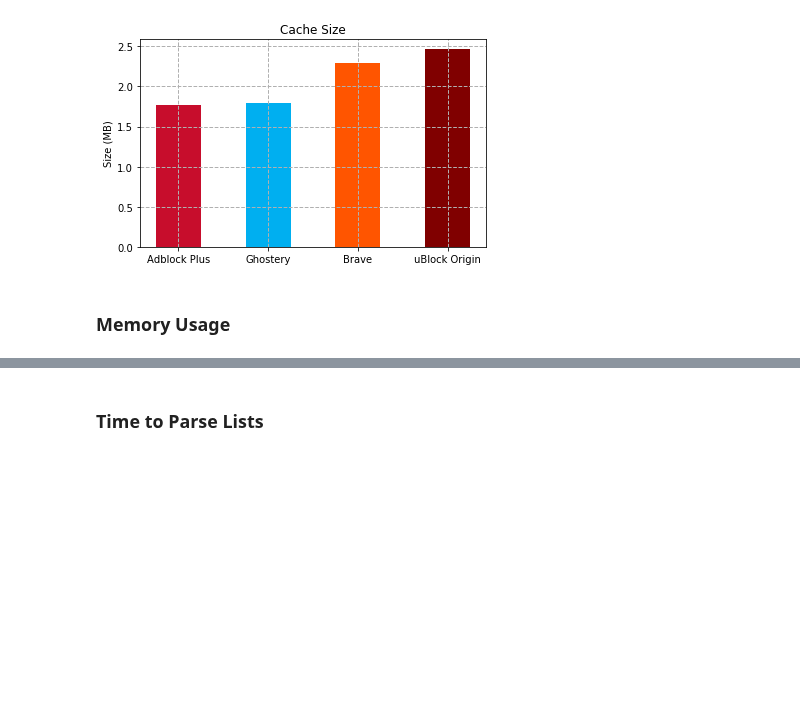
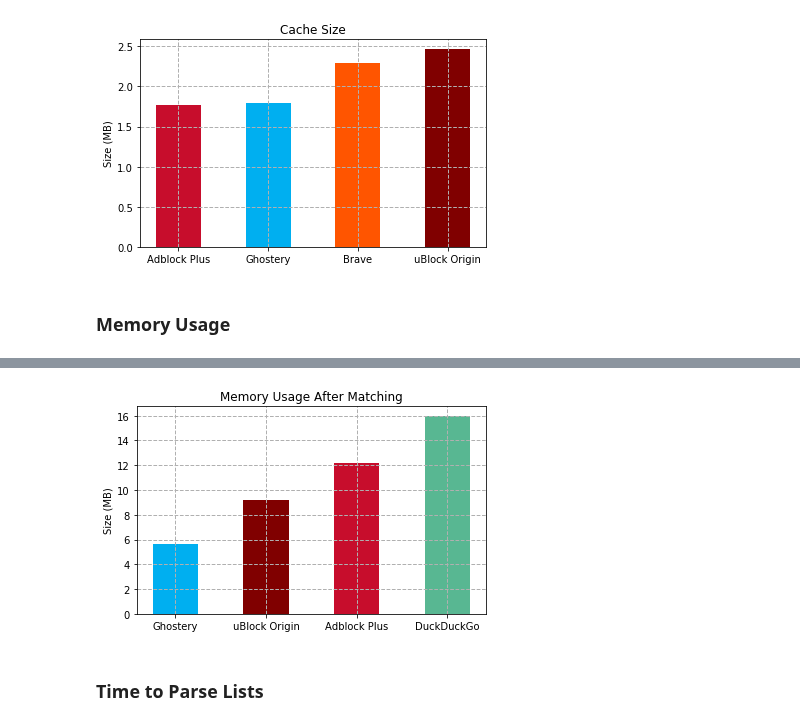
Before and after one commit to ghostery/adblocker, a Jupyter notebook: bench/comparison/analyse_results.ipynb, the cells around one changed output, grey strips where cells are left out. Cells and saved outputs as stored; diff of their text form; code cells hidden in the pictures; blank space fills up the shorter version.

```diff
--- a/bench/comparison/analyse_results.ipynb
+++ b/bench/comparison/analyse_results.ipynb
@@ -304,3 +302,19 @@ barplot(
+# %%
+memory_medians = pd.DataFrame({
+    'adblocker': [ghostery.label, ublock.label, abp.label, duck.label],
+    'Memory Usage after matching': [5.673, 9.216, 12.178, 15.962]
+})
+
+
+barplot(
+    memory_medians,
+    'Memory Usage after matching',
+    ylabel="Size (MB)",
+    color=[ghostery.color, ublock.color, abp.color, duck.color],
+    save=True
+)
+# %% [output]
+[figure, added]
 # %% [markdown]
 ### Time to Parse Lists
 # %%
```
Also changed, not shown: parts of 18 cells of this notebook, 30 other files.
